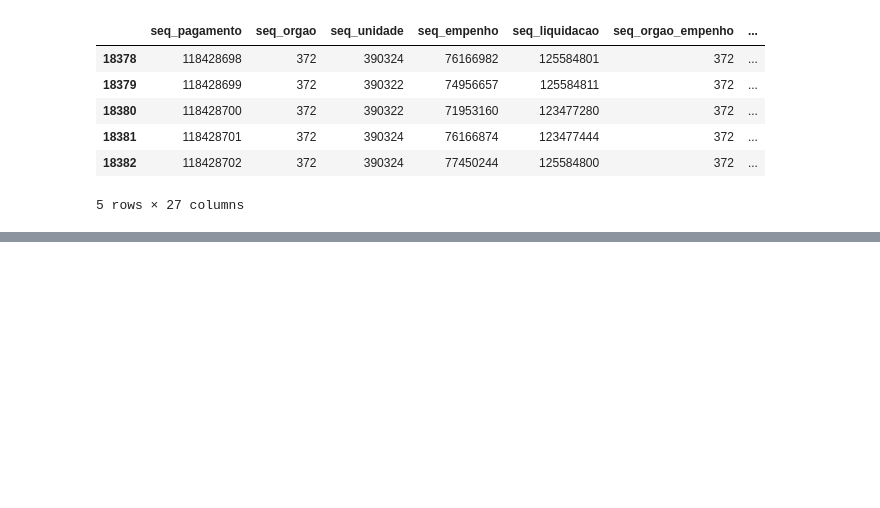
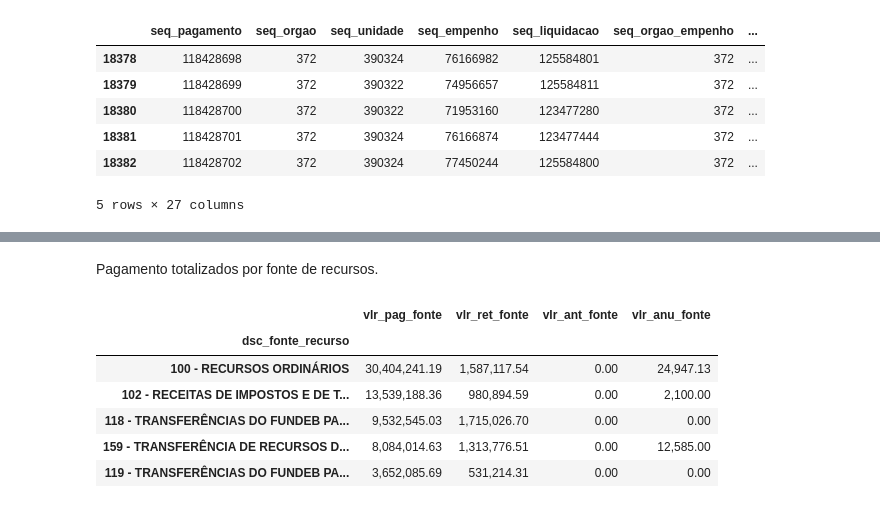
Before and after one commit to alexcamargos/GastosPublicosCapelinhaMG, a Jupyter notebook: gastos_publicos.ipynb, the cells around one changed output, grey strips where cells are left out. Cells and saved outputs as stored; diff of their text form; code cells hidden in the pictures; blank space fills up the shorter version.

```diff
--- a/gastos_publicos.ipynb
+++ b/gastos_publicos.ipynb
@@ -503,0 +597,14 @@ pagamentos_2021.tail()
+# %% [markdown]
+Pagamento totalizados por fonte de recursos.
+# %%
+fontes_recurso = pagamentos_2021.groupby('dsc_fonte_recurso')[['vlr_pag_fonte', 'vlr_ret_fonte', 'vlr_ant_fonte', 'vlr_anu_fonte']].sum().sort_values(by='vlr_pag_fonte', ascending=False)
+# %%
+fontes_recurso.head()
+# %% [output]
+|  | vlr_pag_fonte | vlr_ret_fonte | vlr_ant_fonte | vlr_anu_fonte |
+| dsc_fonte_recurso |  |  |  |  |
+| 100 - RECURSOS ORDINÁRIOS | 30,404,241.19 | 1,587,117.54 | 0.00 | 24,947.13 |
+| 102 - RECEITAS DE IMPOSTOS E DE T... | 13,539,188.36 | 980,894.59 | 0.00 | 2,100.00 |
+| 118 - TRANSFERÊNCIAS DO FUNDEB PA... | 9,532,545.03 | 1,715,026.70 | 0.00 | 0.00 |
+| 159 - TRANSFERÊNCIA DE RECURSOS D... | 8,084,014.63 | 1,313,776.51 | 0.00 | 12,585.00 |
+| 119 - TRANSFERÊNCIAS DO FUNDEB PA... | 3,652,085.69 | 531,214.31 | 0.00 | 0.00 |
```
Also changed, not shown: parts of 23 cells of this notebook.
